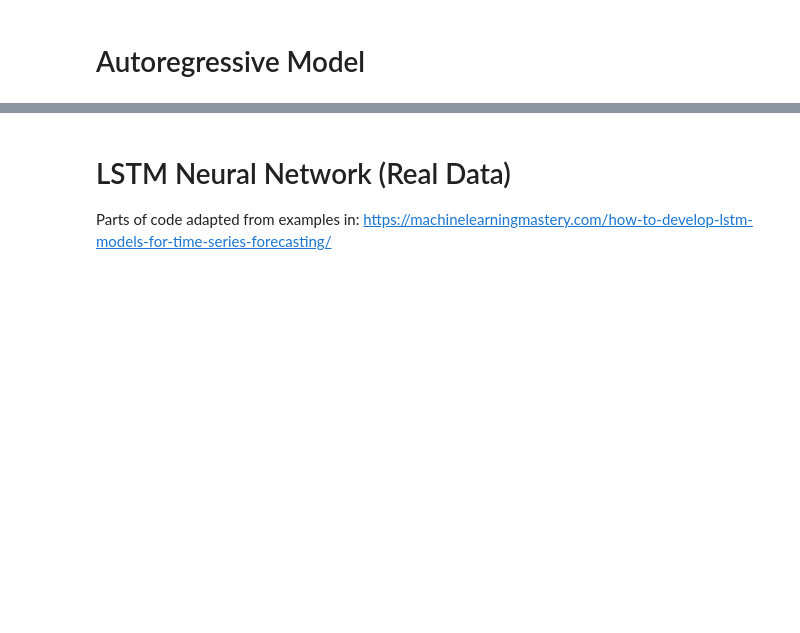
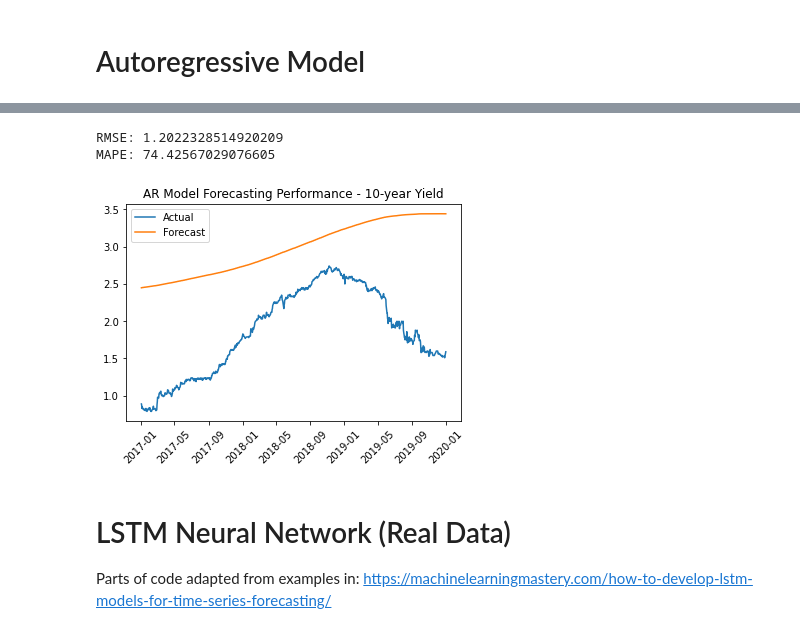
Before and after one commit to sdannels/synthetic_time_series_forecasting, a Jupyter notebook: synthetic_forecasts.ipynb, the cells around one changed output, grey strips where cells are left out. Saved outputs shown, nothing was run; the diff lists cells and outputs as text; code cells hidden in the pictures; blank space fills up the shorter version.

```diff
--- a/synthetic_forecasts.ipynb
+++ b/synthetic_forecasts.ipynb
@@ -103,0 +127,10 @@ MAPE: 21.987263125616693
+# %%
+# choose optimal number of lags by BIC
+opt_mod10 = ar_select_order(train_df['DGS10'], exog = train_df['DGS1_lag'],
+                          maxlag=15, ic = 'bic', missing = 'drop', old_names = False)
+print(f'Chosen lags: {opt_mod10.ar_lags}')
+# fit model with chosen number of lags and heteroskedastic-robust standard errors
+mod10 = AutoReg(train_df['DGS10'], exog = train_df['DGS1_lag'], lags = 2, trend = 'c',
+              missing = 'drop', old_names = False)
+res10 = mod10.fit(cov_type="HC0")
+print(res10.summary())
@@ -104,3 +155,20 @@ MAPE: 21.987263125616693
+# %%
+# forecast
+ar_preds_10 = res10.predict(start = start_forecast_index, end = end_forecast_index,
+                            exog_oos = test_df['DGS1_lag'], dynamic = False)
+# %%
+# compare forecasts to actuals
+actuals_df10 = df.loc[(df['date'] >= start_forecast_date) & (df['date'] <= end_forecast_date), ['date', 'DGS10']]
+ar_compare10 = pd.concat([actuals_df, ar_preds_10], axis = 1)
+ar_compare10.columns = ['date', 'actual', 'forecast']
+
+plot_forecast_compare(ar_compare10,
+                      forecast_var_name = 'forecast', actual_var_name = 'actual',
+                      title = 'AR Model Forecasting Performance - 10-year Yield')
+# %% [output]
+RMSE: 1.2022328514920209
+MAPE: 74.42567029076605
+[figure, added]
 # %% [markdown]
 # LSTM Neural Network (Real Data)
 
```
Also changed, not shown: parts of 14 cells of this notebook.
